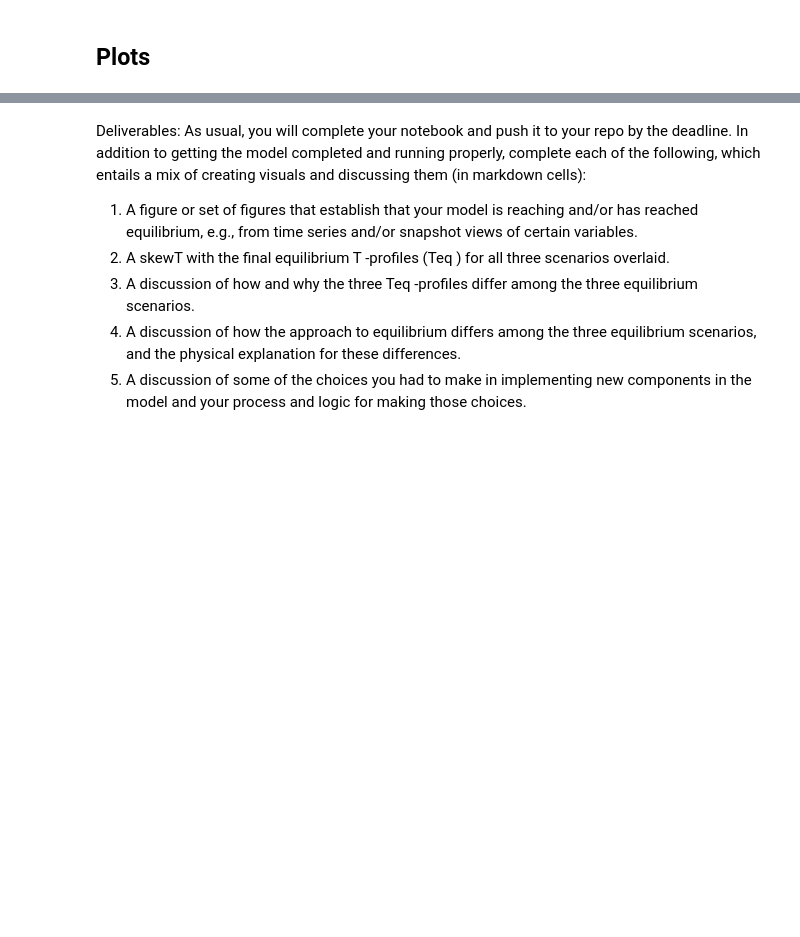
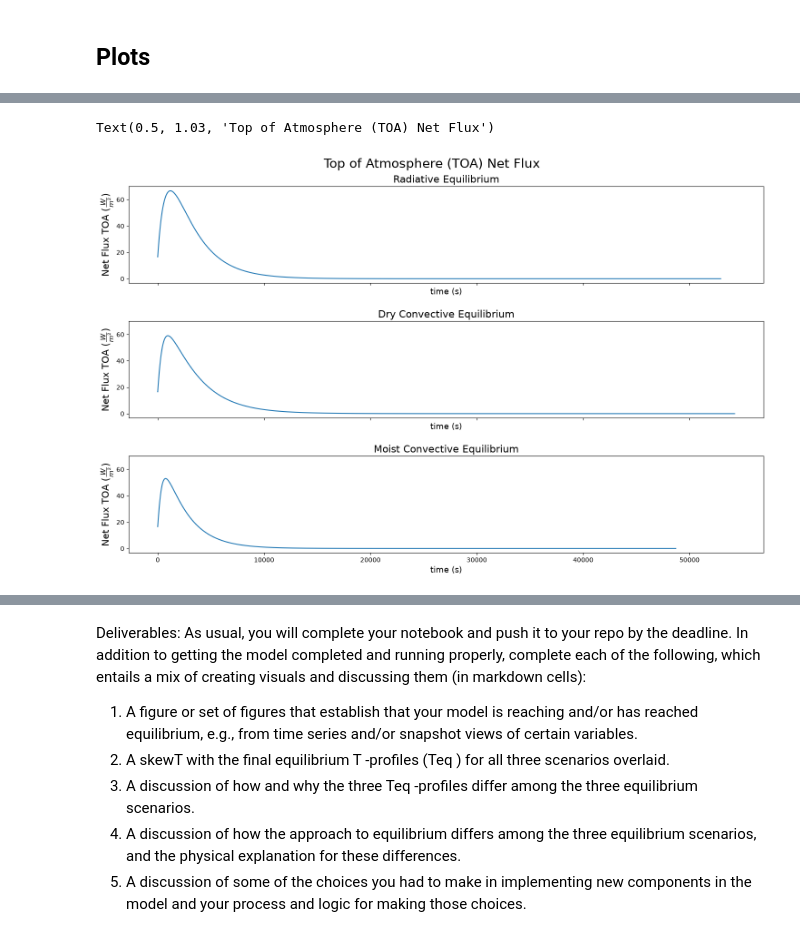
Before and after one commit to wxks/metr5003, a Jupyter notebook: Lab4_rce_model.ipynb, the cells around one changed output, grey strips where cells are left out. Cells and saved outputs as stored; diff of their text form; code cells hidden in the pictures; blank space fills up the shorter version.

```diff
--- a/Lab4_rce_model.ipynb
+++ b/Lab4_rce_model.ipynb
@@ -460,2 +521,33 @@ Equilibrium reached at it 48716 maxdT=9.99677e-10 K, T_surf=59.134 C, T0=28.985
+# %%
+#proof of equilibrium
+
+fig, axes = plt.subplots(3, 1, figsize=(15, 9),sharex=True, sharey=True,layout="constrained")
+fig.get_layout_engine().set(w_pad=0.2, h_pad=0.1, hspace=0.1, wspace=0.1)
+
+
+axes[0].set_xlabel('time (s)', fontsize=13)
+axes[1].set_xlabel('time (s)', fontsize=13)
+axes[2].set_xlabel('time (s)', fontsize=13)
+axes[0].set_ylabel('Net Flux TOA ('+r'$\frac{W}{m^2}$'+')', fontsize=15)
+axes[1].set_ylabel('Net Flux TOA ('+r'$\frac{W}{m^2}$'+')', fontsize=15)
+axes[2].set_ylabel('Net Flux TOA ('+r'$\frac{W}{m^2}$'+')', fontsize=15)
+
+
+bs= axes[0].plot( np.arange(0,52935), history_save['radiative']['TOA_net'][:-1])
+axes[0].set_title("Radiative Equilibrium",fontsize=16)
+
+
+bs= axes[1].plot( np.arange(0,54246), history_save['dry']['TOA_net'][:-1])
+axes[1].set_title("Dry Convective Equilibrium",fontsize=16)
+
+
+bs= axes[2].plot( np.arange(0,48716), history_save['moist']['TOA_net'][:-1])
+axes[2].set_title("Moist Convective Equilibrium",fontsize=16)
+
+
+plt.suptitle("Top of Atmosphere (TOA) Net Flux", fontsize=20, y=1.03)
+# %% [output]
+Text(0.5, 1.03, 'Top of Atmosphere (TOA) Net Flux')
+[figure, added]
 # %%
 #plot to match paper
```
Also changed, not shown: parts of 9 cells of this notebook.
